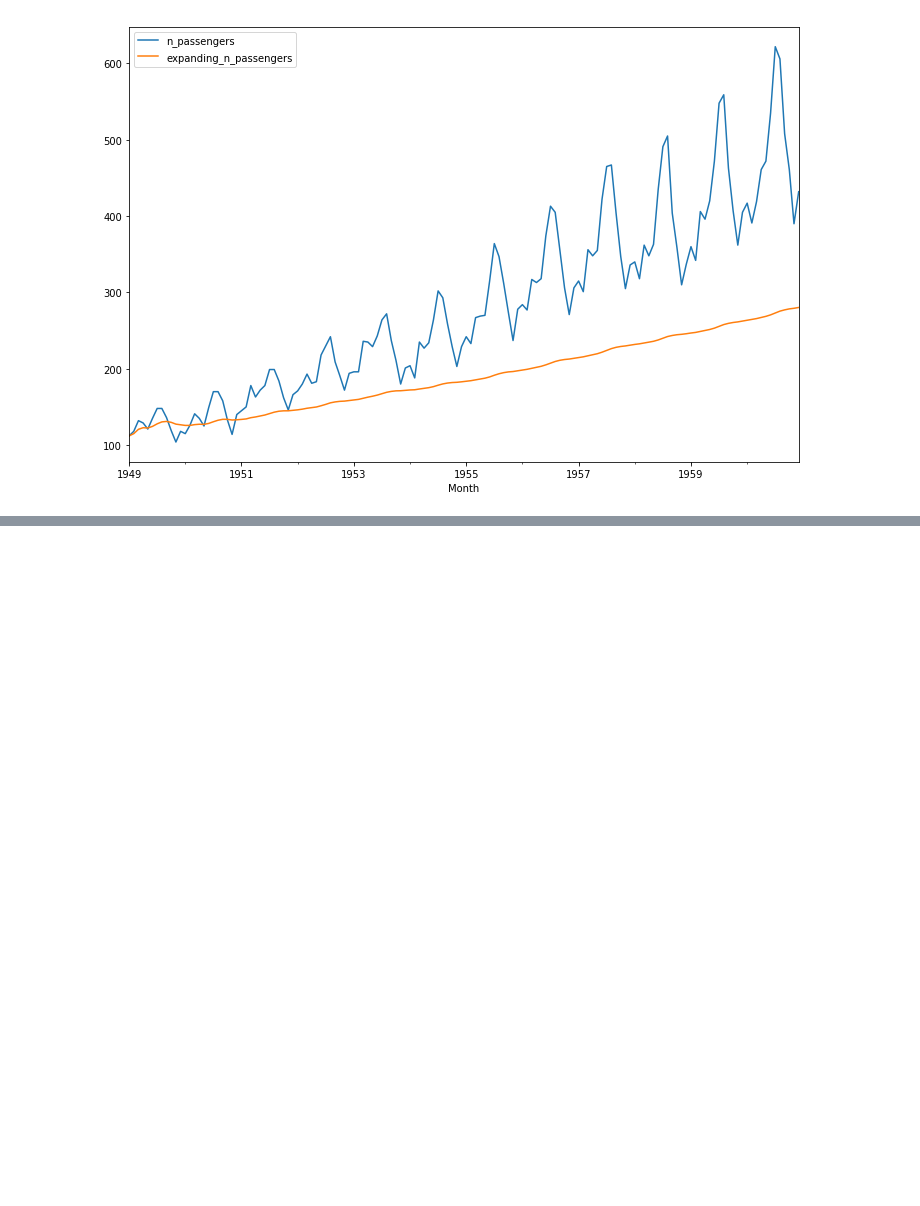
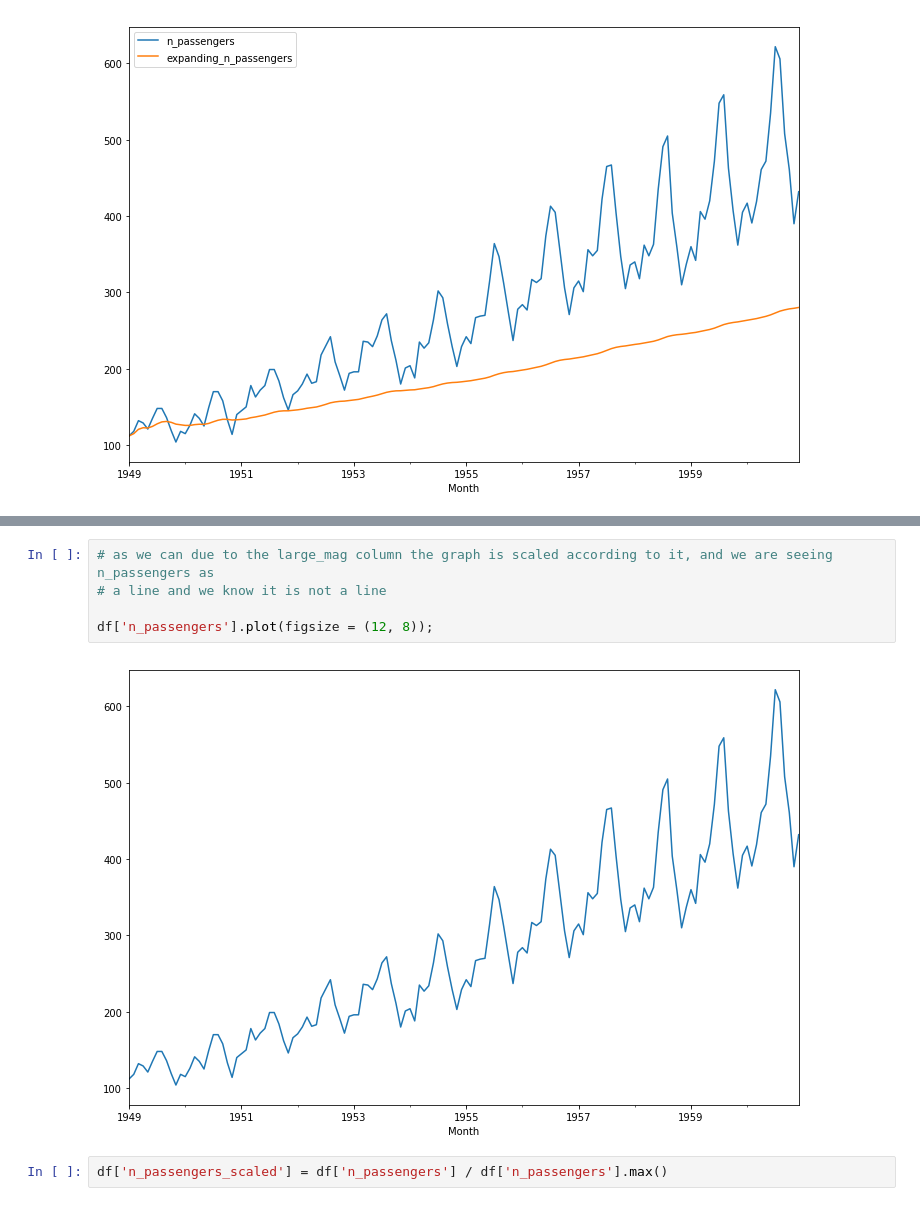
Before and after one commit to mahesh-keswani/ML-DL-FromBasicsToAdvance, a Jupyter notebook: pandas_basics/time_series_data_with_pandas.ipynb, the cells around one changed output, grey strips where cells are left out. Cells and saved outputs as stored; diff of their text form; blank space fills up the shorter version.

```diff
--- a/pandas_basics/time_series_data_with_pandas.ipynb
+++ b/pandas_basics/time_series_data_with_pandas.ipynb
@@ -424,0 +444,9 @@ df[ ['n_passengers', 'expanding_n_passengers'] ].plot(legend = True, figsize = (
+# %%
+# as we can due to the large_mag column the graph is scaled according to it, and we are seeing n_passengers as
+# a line and we know it is not a line
+
+df['n_passengers'].plot(figsize = (12, 8));
+# %% [output]
+[figure, added]
+# %%
+df['n_passengers_scaled'] = df['n_passengers'] / df['n_passengers'].max()
```
Also changed, not shown: parts of 5 cells of this notebook.
